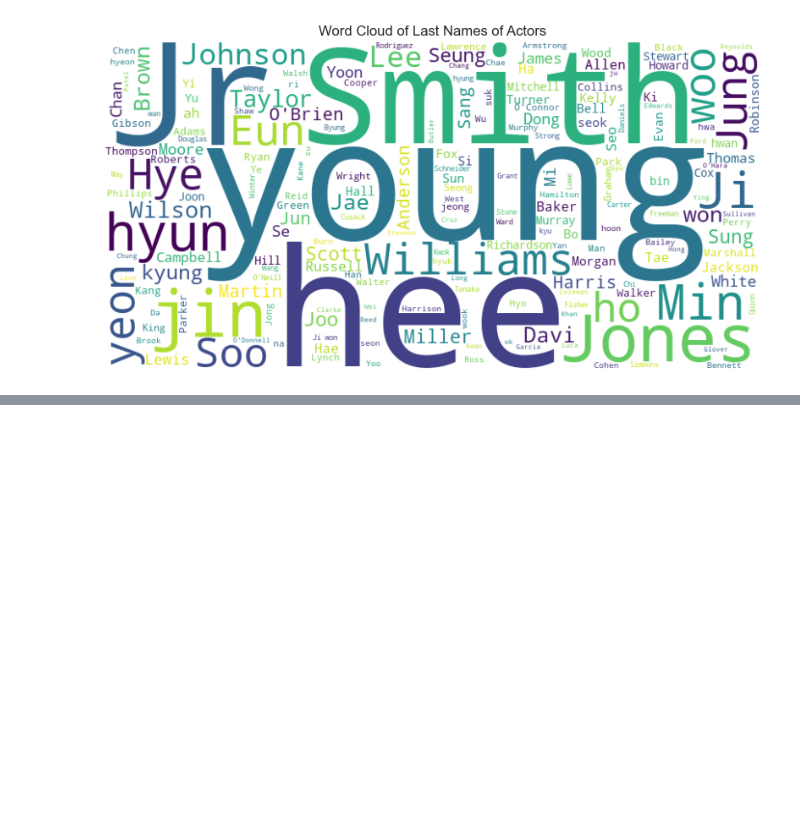
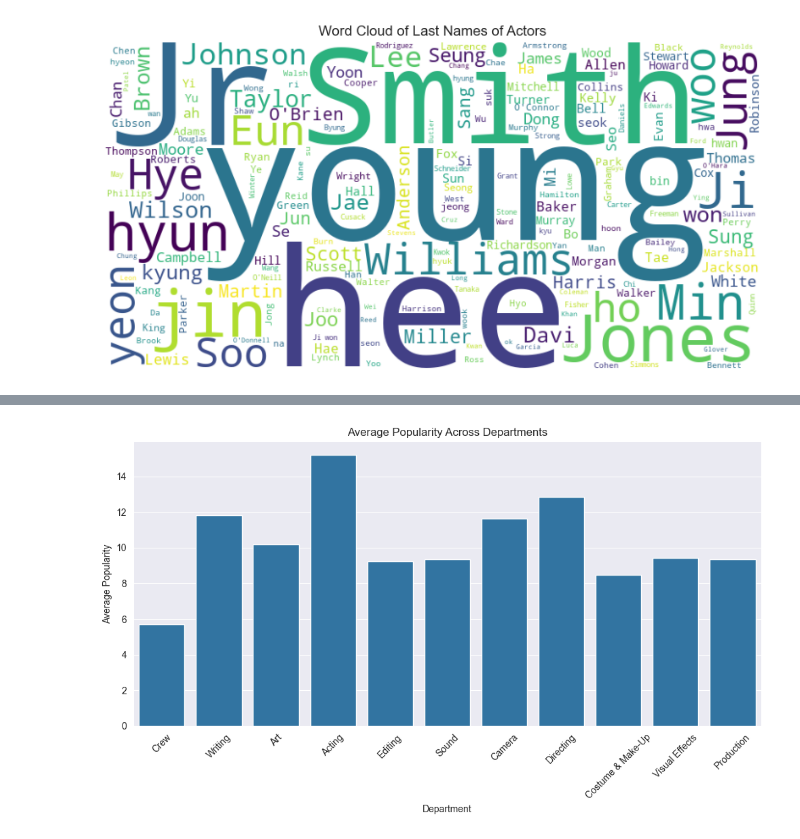
Before and after one commit to ConnActivity/MovieVerse, a Jupyter notebook: eda/second_eda.ipynb, the cells around one changed output, grey strips where cells are left out. Cells and saved outputs as stored; diff of their text form; code cells hidden in the pictures; blank space fills up the shorter version.

```diff
--- a/eda/second_eda.ipynb
+++ b/eda/second_eda.ipynb
@@ -264,0 +310,16 @@ plt.show()
+# %%
+dept_avg_popularity = query_db("""
+    SELECT known_for_department, AVG(popularity) as avg_popularity
+    FROM people
+    JOIN people_popularity ON people.id = people_popularity.person_id
+    GROUP BY known_for_department
+""", conn)
+plt.figure(figsize=(10, 6))
+sns.barplot(x='known_for_department', y='avg_popularity', data=dept_avg_popularity)
+plt.title('Average Popularity Across Departments')
+plt.xlabel('Department')
+plt.ylabel('Average Popularity')
+plt.xticks(rotation=45)
+plt.tight_layout()
+# %% [output]
+[figure, added]
```
Also changed, not shown: parts of 4 cells of this notebook.
